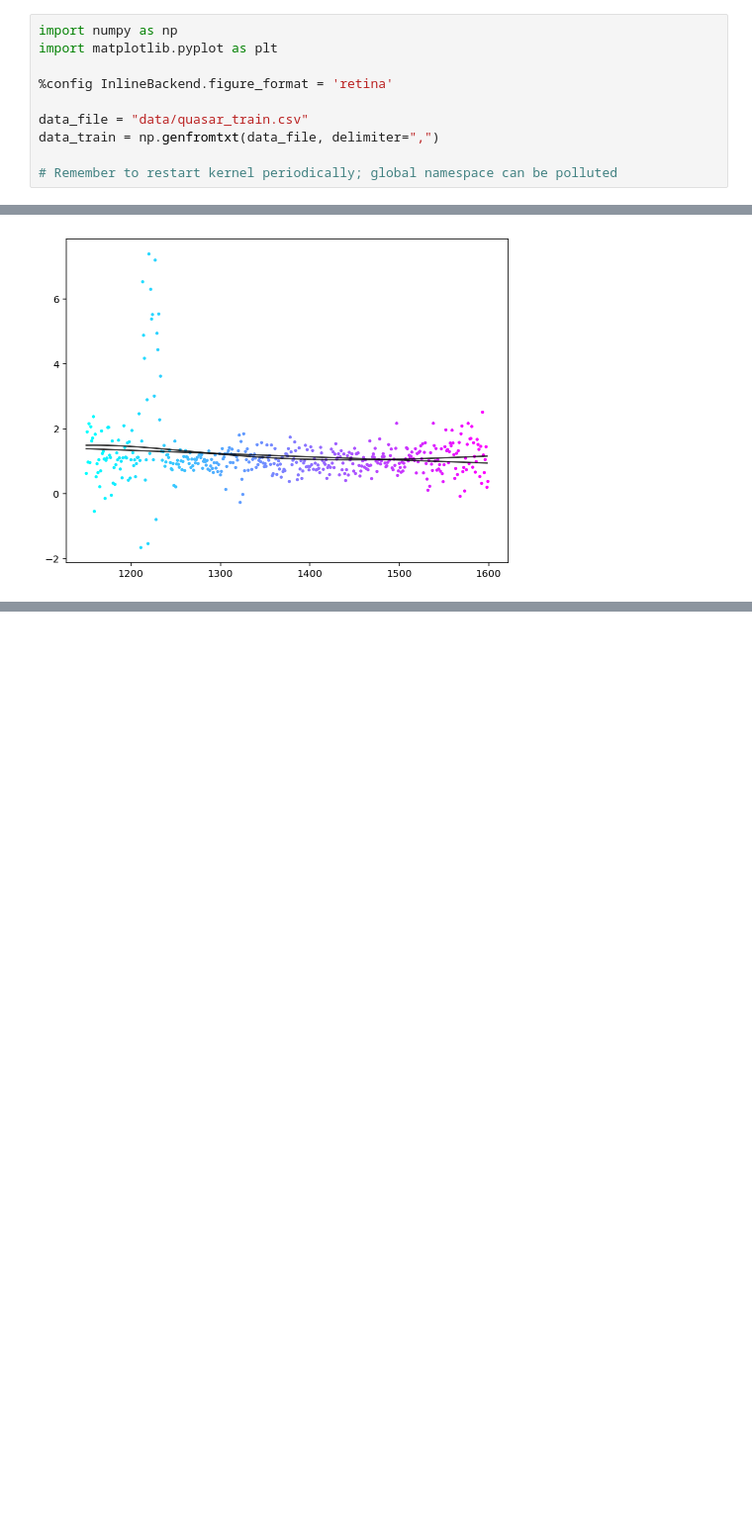
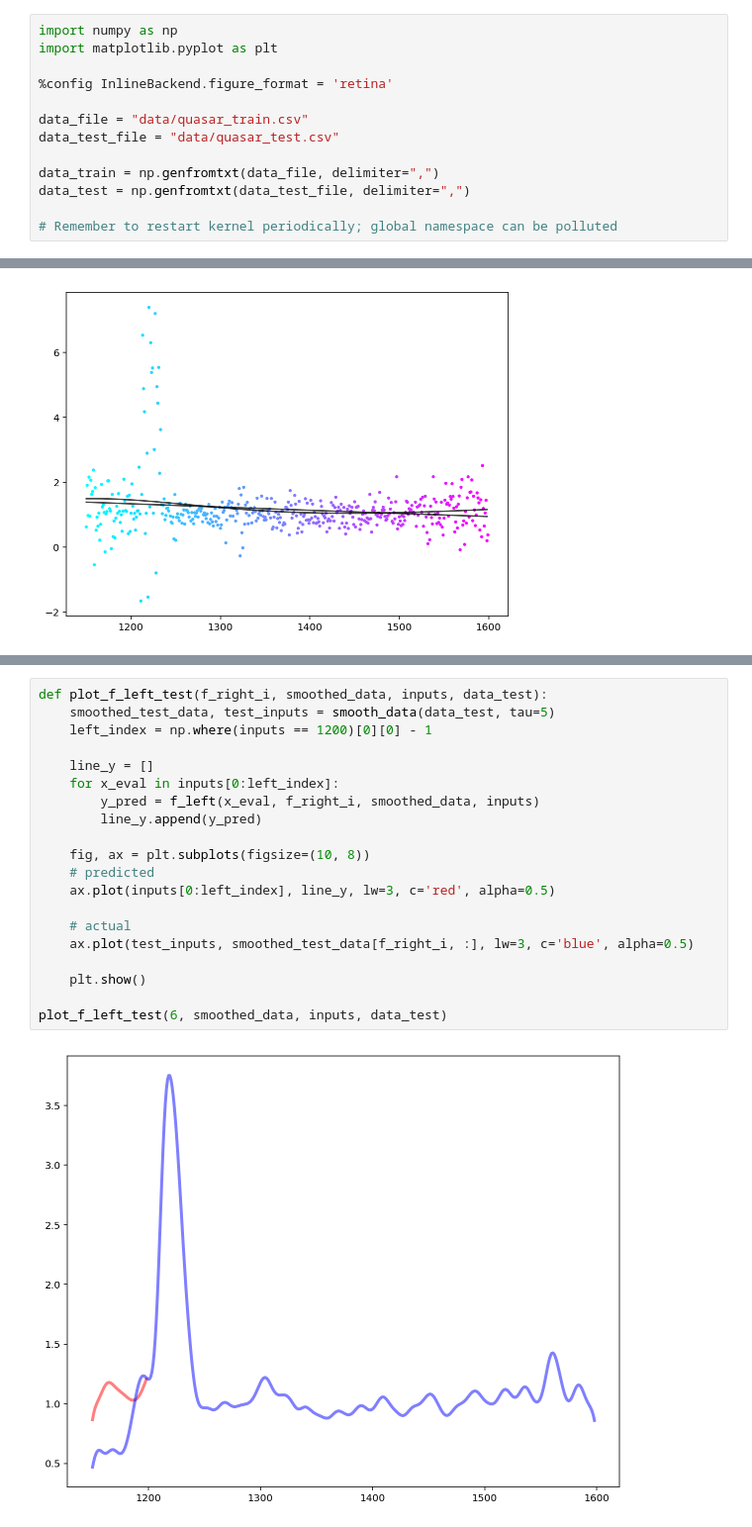
Before and after one commit to themichaelyang/cs229, a Jupyter notebook: pset1/1.5.ipynb, the cells around one changed output, grey strips where cells are left out. Shown at 99% size. Cells and saved outputs as stored; diff of their text form; blank space fills up the shorter version.

```diff
--- a/pset1/1.5.ipynb
+++ b/pset1/1.5.ipynb
@@ -5,7 +5,10 @@ import matplotlib.pyplot as plt
 %config InlineBackend.figure_format = 'retina'
 
 data_file = "data/quasar_train.csv"
+data_test_file = "data/quasar_test.csv"
+
 data_train = np.genfromtxt(data_file, delimiter=",")
+data_test = np.genfromtxt(data_test_file, delimiter=",")
 
 # Remember to restart kernel periodically; global namespace can be polluted
 # %%
@@ -92,0 +235,22 @@ fit_row_1_weighted(data_train, [100, 1000])
+# %%
+def plot_f_left_test(f_right_i, smoothed_data, inputs, data_test):
+    smoothed_test_data, test_inputs = smooth_data(data_test, tau=5)
+    left_index = np.where(inputs == 1200)[0][0] - 1
+
+    line_y = []
+    for x_eval in inputs[0:left_index]:
+        y_pred = f_left(x_eval, f_right_i, smoothed_data, inputs)
+        line_y.append(y_pred)
+
+    fig, ax = plt.subplots(figsize=(10, 8))
+    # predicted
+    ax.plot(inputs[0:left_index], line_y, lw=3, c='red', alpha=0.5)
+
+    # actual
+    ax.plot(test_inputs, smoothed_test_data[f_right_i, :], lw=3, c='blue', alpha=0.5)
+
+    plt.show()
+
+plot_f_left_test(6, smoothed_data, inputs, data_test)
+# %% [output]
+[figure, added]
```
Also changed, not shown: parts of 5 cells of this notebook, 2 other files.
